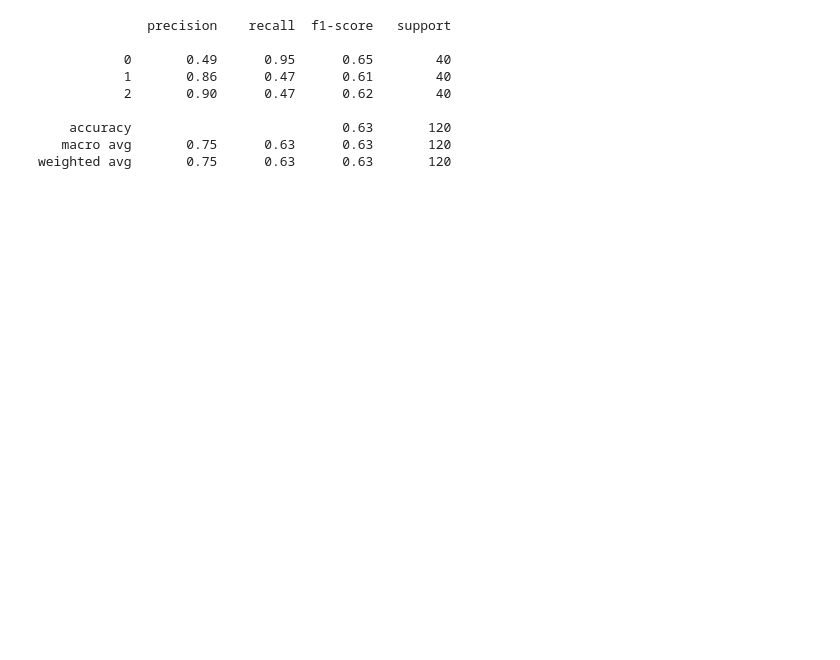
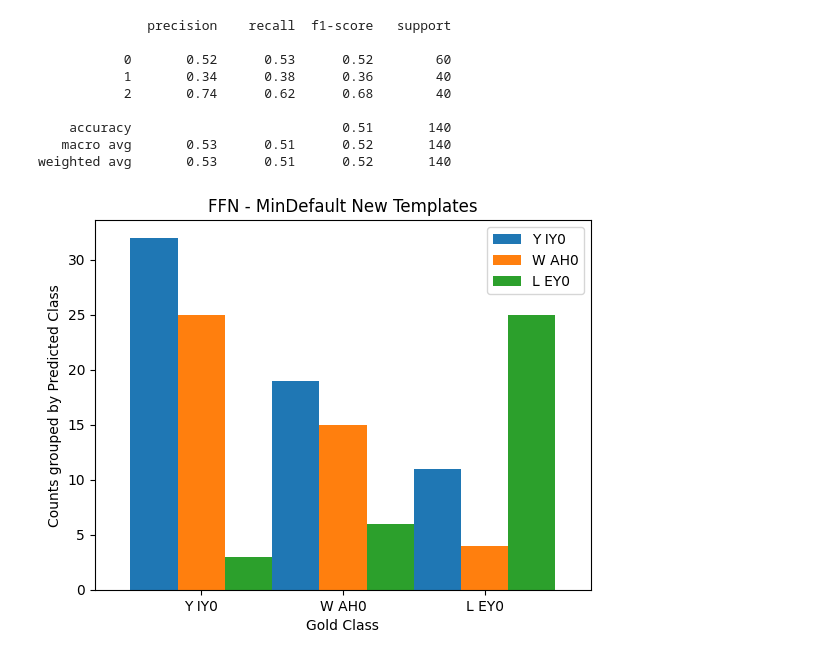
Before and after one commit to tianyiniu/Min_Default, a Jupyter notebook: feed_forward_network.ipynb, the cells around one changed output. Saved outputs shown, nothing was run; the diff lists cells and outputs as text; code cells hidden in the pictures; blank space fills up the shorter version.

```diff
--- a/feed_forward_network.ipynb
+++ b/feed_forward_network.ipynb
@@ -297,35 +337,38 @@ print(acc)
 # %%
 """Evaluate test new templates set"""
-TEST_DATA = "./Equal_FrequencyCondition/equalFreq_testNewTemplates.txt"
+TEST_DATA = f"./{TRAINING_DATA_FOLDER}/{FILE_PREFIX}_testNewTemplates.txt"
 
 test_SGs, test_PLs, test_Ls = get_strings(TEST_DATA)
 X_test, y_test = get_arrays(test_SGs, test_PLs, test_Ls, symbol2feats, suffix2label)
 
 X_test = POOLING_FUNC(X_test) # TODO Pool feature vectors
 X_test = torch.tensor(X_test, dtype=torch.float32)
 
 # Need to pad X_test
 padded_X_test = []
 for dp in X_test:
     padding_length = input_dim - len(dp)
     padding = [0.0]*padding_length
     padded_dp = dp.tolist() + padding
     padded_X_test.append(padded_dp)
 
 X_test = torch.tensor(padded_X_test, dtype=torch.float32)
 y_test_one_hot = one_hot(torch.tensor(y_test).to(torch.int64), num_classes=3).to(torch.float32)
 
 y_pred = inference(model, X_test)
 
 class_report = classification_report(y_test, y_pred)
 print(class_report)
+
+get_plot(y_test.tolist(), y_pred.tolist(), title=f"FFN - {TRAINING_DATA_FOLDER} New Templates")
 # %% [output]
               precision    recall  f1-score   support
 
-           0       0.49      0.95      0.65        40
-           1       0.86      0.47      0.61        40
-           2       0.90      0.47      0.62        40
+           0       0.52      0.53      0.52        60
+           1       0.34      0.38      0.36        40
+           2       0.74      0.62      0.68        40
 
-    accuracy                           0.63       120
-   macro avg       0.75      0.63      0.63       120
-weighted avg       0.75      0.63      0.63       120
+    accuracy                           0.51       140
+   macro avg       0.53      0.51      0.52       140
+weighted avg       0.53      0.51      0.52       140
+[figure, added]
```
Also changed, not shown: parts of 8 cells of this notebook, 31 other files.
